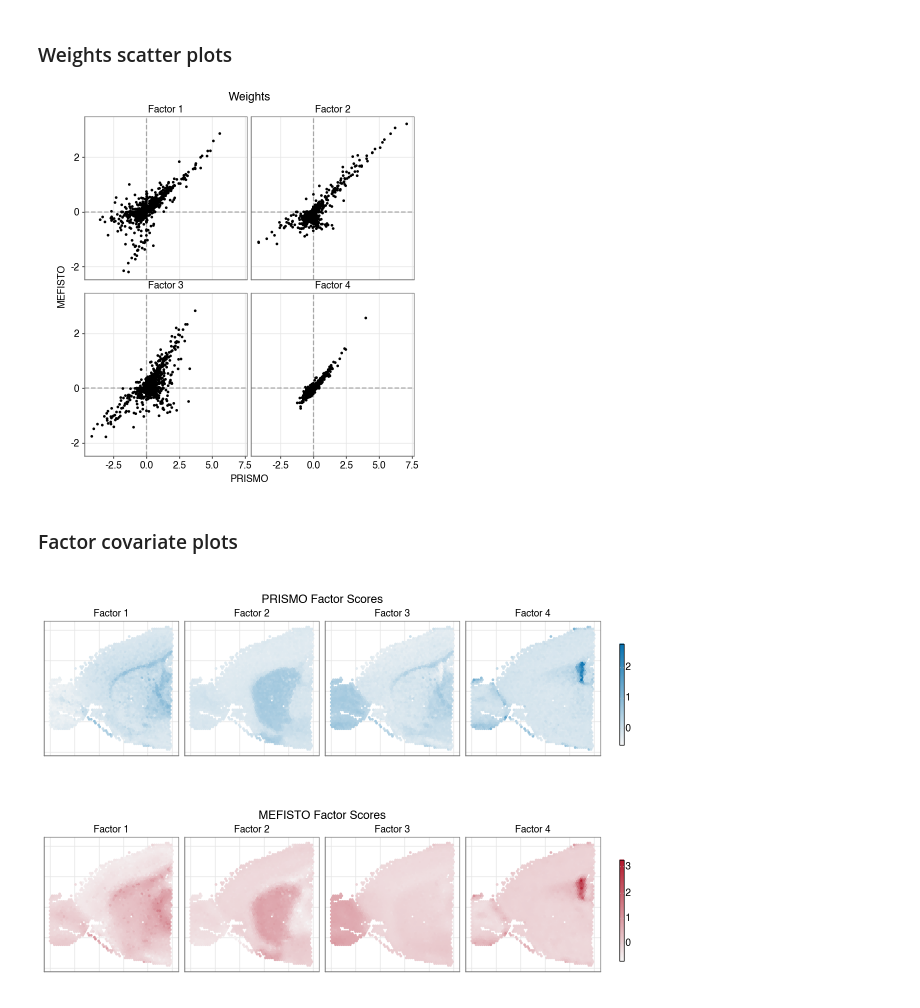
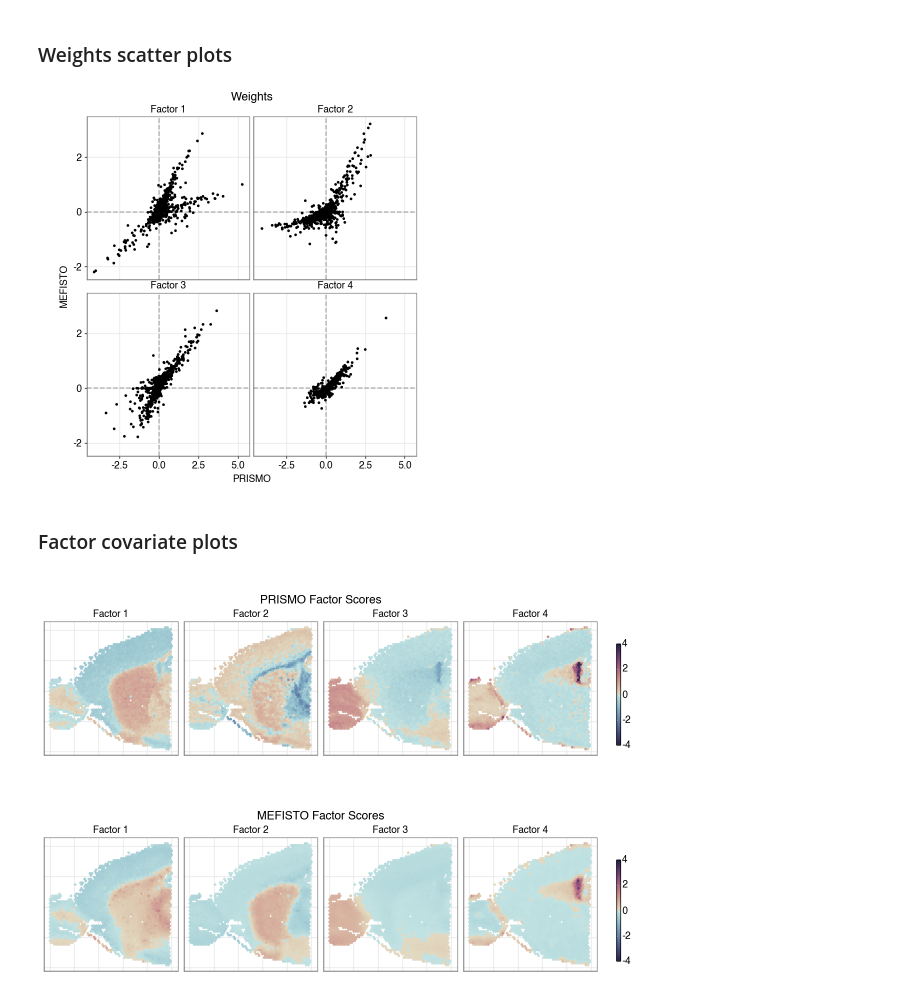
Before and after one commit to bioFAM/mofaflex-analysis, a Jupyter notebook: comparison_mefisto_visium/analysis.ipynb, the cells around one changed output. Saved outputs shown, nothing was run; the diff lists cells and outputs as text; code cells hidden in the pictures.

```diff
--- a/comparison_mefisto_visium/analysis.ipynb
+++ b/comparison_mefisto_visium/analysis.ipynb
@@ -10,6 +10,7 @@ parent_dir = os.path.abspath('..')
 sys.path.append(parent_dir)
 
 import plotting_settings
+import seaborn as sns
 import pandas as pd
 import numpy as np
 from scipy.stats import pearsonr
@@ -18,6 +19,15 @@ from prismo import PRISMO
 from prismo.tl import match
 from plotnine import *
 import os
+
+from data_loader import load_mefisto_visium
+
+colors = np.concat(
+    [sns.cubehelix_palette(start=0.2, rot=-.3, as_cmap=True)(np.linspace(0, 1, 128))[::-1],
+     sns.cubehelix_palette(start=-0.2, rot=0.6, as_cmap=True)(np.linspace(0, 1, 128))
+    ]
+    , axis=0
+)
 # %% [output]
 The autoreload extension is already loaded. To reload it, use:
   %reload_ext autoreload
@@ -40,7 +52,7 @@ z_prismo = {}
 w_prismo = {}
 prismo_model = {}
 for seed in range(10):
-    prismo_model[seed] = PRISMO.load(f"models/prismo_{seed}.h5")
+    prismo_model[seed] = PRISMO.load(f"models/prismo_hs_{seed}")
     z_prismo[seed] = prismo_model[seed].get_factors()['group_1']
     w_prismo[seed] = {}
-    w_prismo[seed]["mRNA"] = prismo_model[seed].get_weights()["view_1"].T
+    w_prismo[seed]["mRNA"] = prismo_model[seed].get_weights()["rna"].T
@@ -143,7 +144,7 @@ df_all = pd.concat(df_list, ignore_index=True)
 
 plot = (
     ggplot(df_all, aes(x="weight_prismo", y="weight_mefisto"))
-    + geom_point(size=.1)
+    + geom_point(size=.1, raster=True)
     + labs(x="PRISMO", y="MEFISTO", title="Weights")
     + theme(figure_size=(4, 4))
     + geom_hline(yintercept=0, linetype='dashed', color='black', alpha=0.3)
@@ -152,10 +153,10 @@ plot = (
 )
 
 fig = plot.draw()
-fig.savefig("plots/weights.pdf")
+fig.savefig("plots/weights.pdf", dpi=300)
 plot.show()
 # %% [output]
-[figure, old version]
+[figure, new version]
 # %% [markdown]
 ### Factor covariate plots
 # %%
@@ -170,7 +171,7 @@ df_long = df.melt(id_vars=["x", "y"], value_vars=[f"Factor {i}" for i in range(1
 
 plot = (
     ggplot(df_long, aes(x="x", y="y", color="Score"))
-    + geom_point(size=0.1)
+    + geom_point(size=0.1, raster=True)
     + theme(
         figure_size=(6, 2),
         axis_text_x=element_blank(),
@@ -181,42 +182,43 @@ plot = (
     )
     + labs(x="", y="", color="", title="PRISMO Factor Scores")
     + coord_fixed(ratio=1)
-    + scale_color_gradient(low="#f7f7f7", high="#0571b0")
+    #+ scale_color_gradient2(low="#0571b0", mid="#f7f7f7", high="#B2182B", midpoint=0)
+    + scale_color_gradientn(colors=colors, limits=(-4, 4))
     + facet_wrap("~Factor", nrow=1)
 )
 
 fig = plot.draw()
-fig.savefig("plots/prismo_factors.pdf")
+fig.savefig("plots/prismo_factors.pdf", dpi=300)
 plot.show()
 # %% [output]
-[figure, old version]
+[figure, new version]
 # %%
 covariates_df = pd.DataFrame(prismo_model[1].covariates["group_1"], columns=["x", "y"])
 factors_df = pd.DataFrame(z_mefisto, columns=[f"Factor {i+1}" for i in range(z_mefisto.shape[1])])
 covariates_df.index = factors_df.index
 df = pd.concat([covariates_df, factors_df], axis=1)
 df["y"] = -df["y"]
 df_long = df.melt(id_vars=["x", "y"], value_vars=[f"Factor {i}" for i in range(1, 5)], var_name="Factor", value_name="Score")
 
 plot = (
     ggplot(df_long, aes(x="x", y="y", color="Score"))
-    + geom_point(size=0.1)
+    + geom_point(size=0.1, raster=True)
     + theme(
         figure_size=(6, 2),
         axis_text_x=element_blank(),
         axis_text_y=element_blank(),
         axis_ticks_major_x=element_blank(),
         axis_ticks_major_y=element_blank(),
         legend_key_width=3.,
     )
     + labs(x="", y="", color="", title="MEFISTO Factor Scores")
     + coord_fixed(ratio=1)
-    + scale_color_gradient(low="#f7f7f7", high="#B2182B")
+    + scale_color_gradientn(colors=colors, limits=(-4, 4))
     + facet_wrap("~Factor", nrow=1)
 )
 
 fig = plot.draw()
-fig.savefig("plots/mefisto_factors.pdf")
+fig.savefig("plots/mefisto_factors.pdf", dpi=300)
 plot.show()
 # %% [output]
-[figure, old version]
+[figure, new version]
```
Also changed, not shown: parts of 3 cells of this notebook, 9 other files.
